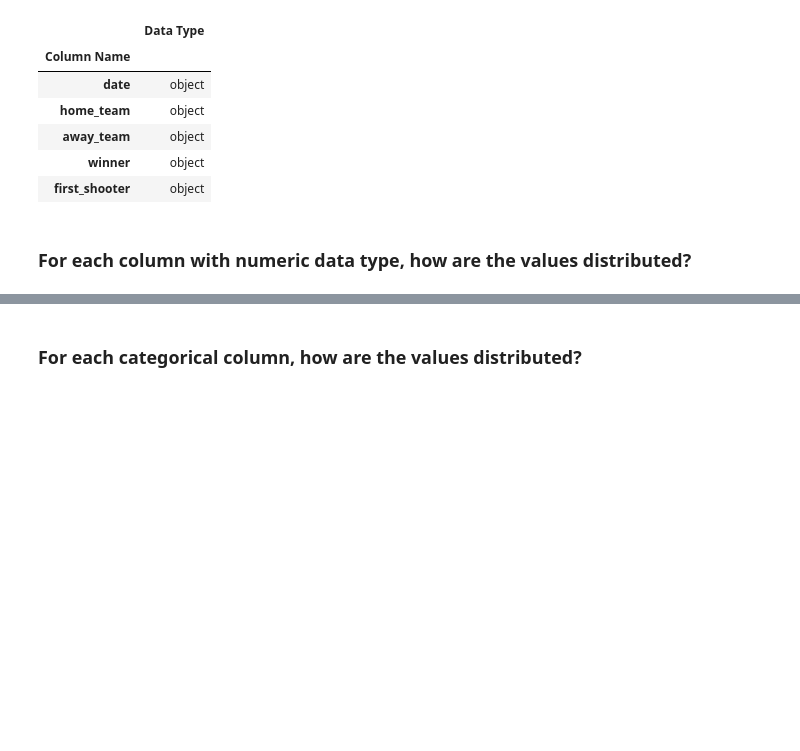
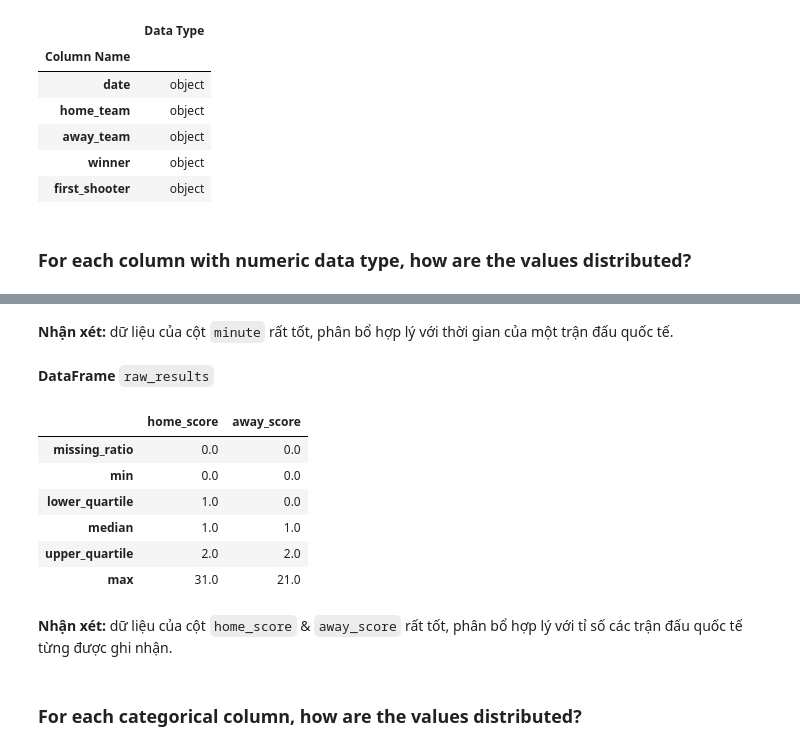
Before and after one commit to trgtanhh04/Programming4DS_Final, a Jupyter notebook: P4S.ipynb, the cells around one changed output, grey strips where cells are left out. Cells and saved outputs as stored; diff of their text form; code cells hidden in the pictures; blank space fills up the shorter version.

Commit message:
Add and update Exploring data section

```diff
--- a/P4S.ipynb
+++ b/P4S.ipynb
@@ -341,0 +345,12 @@ Ta sẽ lưu kết quả vào DataFrame `num_col_info_df`, trong đó:
+# %%
+def missing_ratio(col):
+    return (col.isna().mean() * 100)
+
+def lower_quartile(col):
+    return (col.quantile(0.25))
+
+def median(col):
+    return (col.median())
+
+def upper_quartile(col):
+    return (col.quantile(0.75))
@@ -342,3 +372,22 @@ Ta sẽ lưu kết quả vào DataFrame `num_col_info_df`, trong đó:
+# %% [markdown]
+**Nhận xét:** dữ liệu của cột `minute` rất tốt, phân bổ hợp lý với thời gian của một trận đấu quốc tế.
+# %% [markdown]
+**DataFrame** `raw_results`
+# %%
+results_num_col_info = raw_results.select_dtypes(include=np.number)
+results_num_col_info = results_num_col_info.agg([missing_ratio, "min", lower_quartile, median, upper_quartile, "max"])
+results_num_col_info = results_num_col_info.round(1)
+results_num_col_info
+# %% [output]
+|  | home_score | away_score |
+| missing_ratio | 0.0 | 0.0 |
+| min | 0.0 | 0.0 |
+| lower_quartile | 1.0 | 0.0 |
+| median | 1.0 | 1.0 |
+| upper_quartile | 2.0 | 2.0 |
+| max | 31.0 | 21.0 |
+# %% [markdown]
+**Nhận xét:** dữ liệu của cột `home_score` & `away_score` rất tốt, phân bổ hợp lý với tỉ số các trận đấu quốc tế từng được ghi nhận.
 # %% [markdown]
 ### For each categorical column, how are the values distributed?
 # %% [markdown]
```
Also changed, not shown: parts of 15 cells of this notebook.
